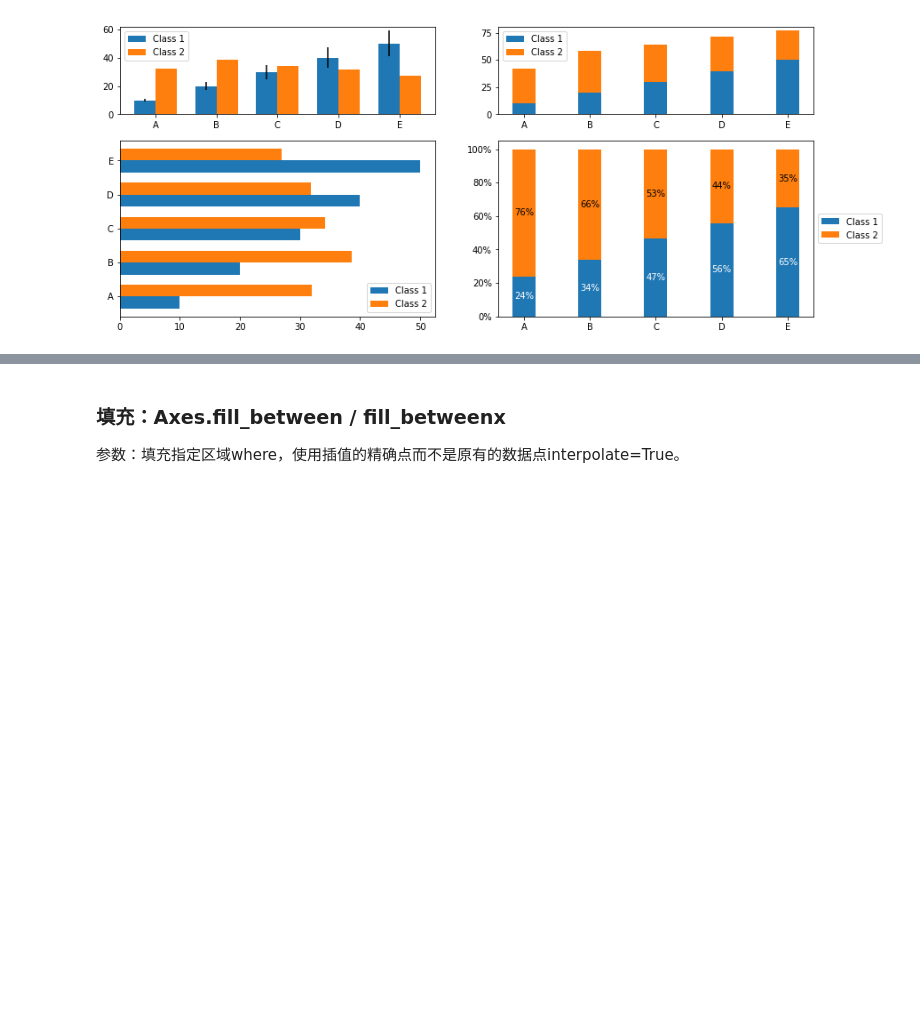
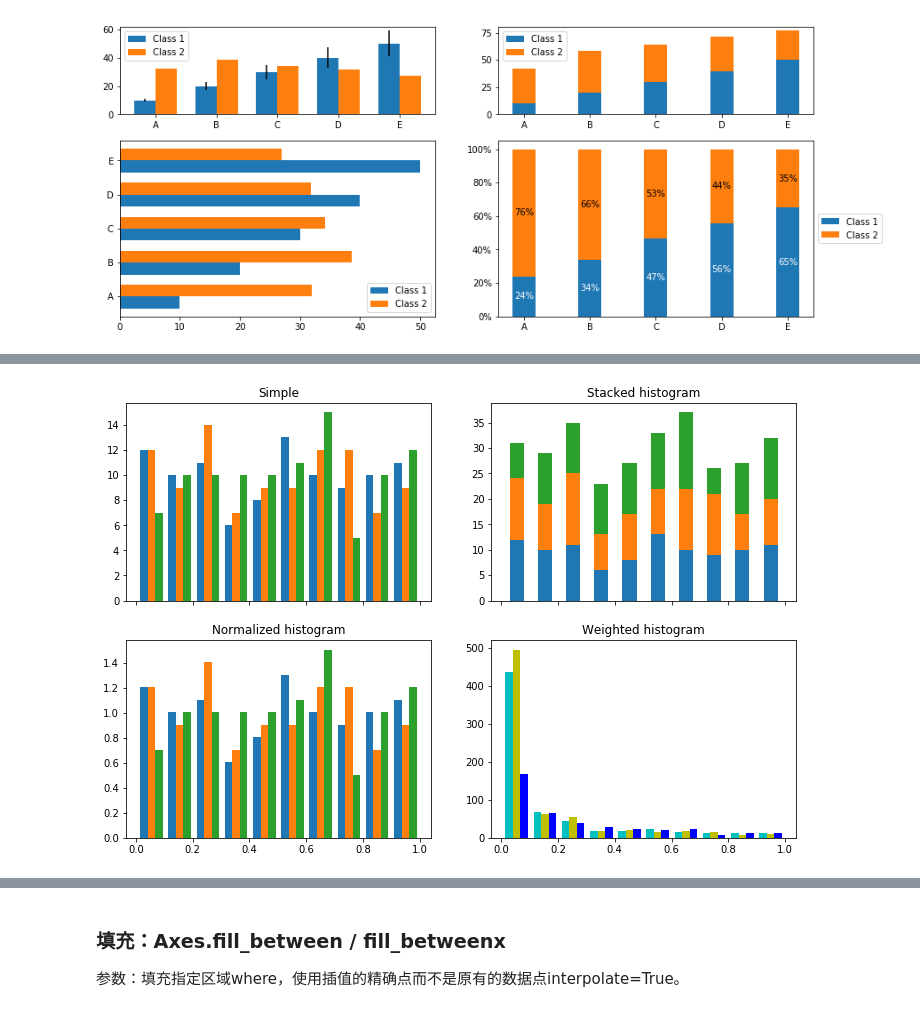
Before and after one commit to wklchris/wklchris.github.io, a Jupyter notebook: ipynb/Py3-matplotlib.ipynb, the cells around one changed output, grey strips where cells are left out. Cells and saved outputs as stored; diff of their text form; code cells hidden in the pictures; blank space fills up the shorter version.

```diff
--- a/ipynb/Py3-matplotlib.ipynb
+++ b/ipynb/Py3-matplotlib.ipynb
@@ -199,0 +204,19 @@ plt.show()
+# %%
+np.random.seed(0)
+x = np.random.rand(100, 3)
+bins_num = 10
+
+plt.close("all")
+f, ax = plt.subplots(2, 2, sharex=True, figsize=(12, 8))
+ax[0,0].hist(x, bins_num)
+ax[0,0].set_title("Simple")
+ax[0,1].hist(x, bins_num, histtype="bar", stacked=True, rwidth=0.5)
+ax[0,1].set_title("Stacked histogram")
+ax[1,0].hist(x, bins_num, normed=True)
+ax[1,0].set_title("Normalized histogram")
+ax[1,1].hist(x, bins_num, color=("c", "y", "b"), weights=1/x)
+ax[1,1].set_title("Weighted histogram")
+
+plt.show()
+# %% [output]
+[figure, added]
```
Also changed, not shown: parts of 6 cells of this notebook, 5 other files.
